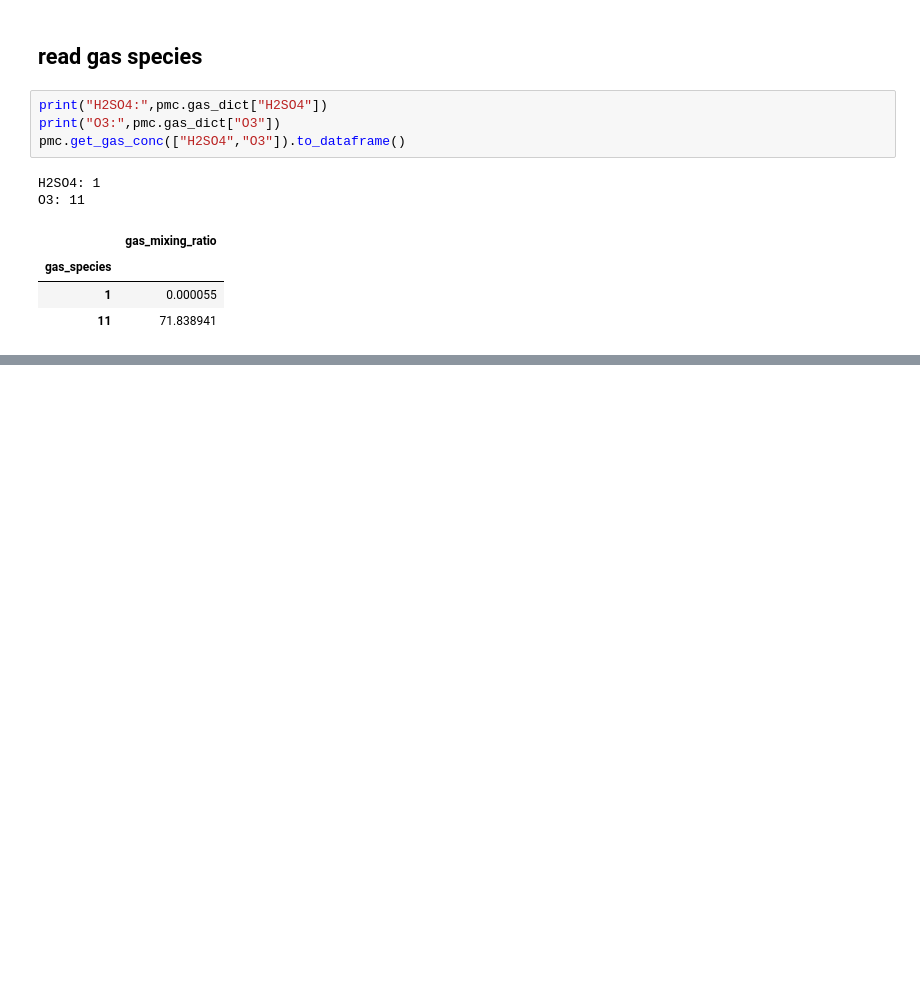
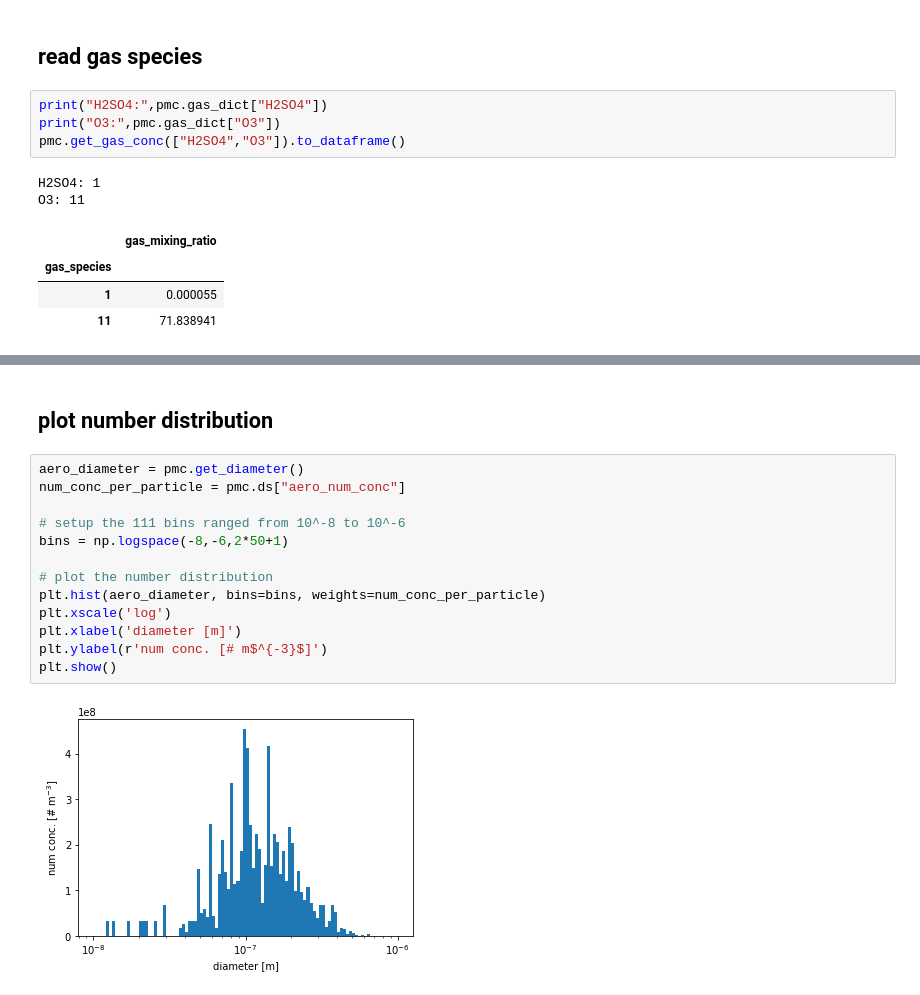
Before and after one commit to zhonghua-zheng/pmcpy, a Jupyter notebook: docs/notebooks/basic_usage.ipynb, the cells around one changed output, grey strips where cells are left out. Saved outputs shown, nothing was run; the diff lists cells and outputs as text; blank space fills up the shorter version.

```diff
--- a/docs/notebooks/basic_usage.ipynb
+++ b/docs/notebooks/basic_usage.ipynb
@@ -84,0 +118,17 @@ O3: 11
+# %% [markdown]
+## plot number distribution
+# %%
+aero_diameter = pmc.get_diameter()
+num_conc_per_particle = pmc.ds["aero_num_conc"]
+
+# setup the 111 bins ranged from 10^-8 to 10^-6
+bins = np.logspace(-8,-6,2*50+1)
+
+# plot the number distribution
+plt.hist(aero_diameter, bins=bins, weights=num_conc_per_particle)
+plt.xscale('log')
+plt.xlabel('diameter [m]')
+plt.ylabel(r'num conc. [# m$^{-3}$]')
+plt.show()
+# %% [output]
+[figure, added]
```
Also changed, not shown: parts of 2 cells of this notebook, 1 other file.
